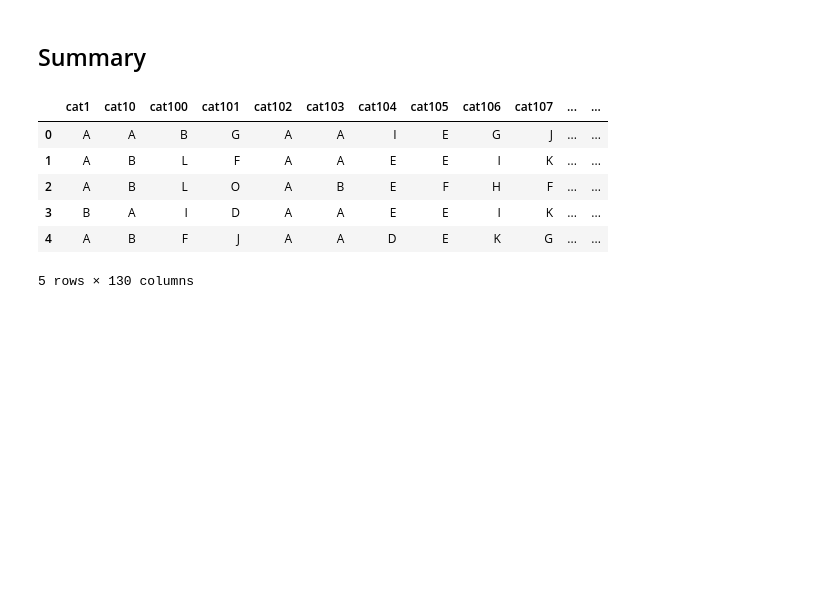
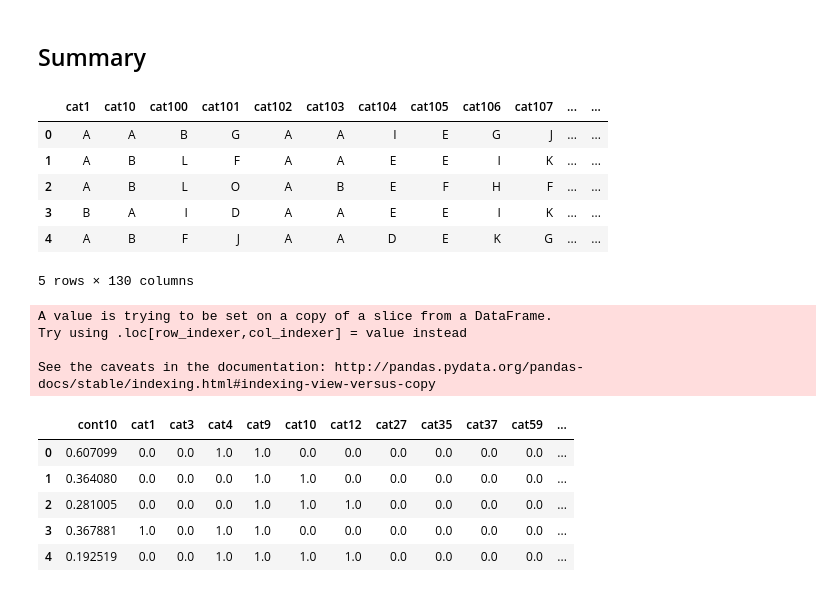
Before and after one commit to ewillmot/kaggle-allstate, a Jupyter notebook: notebooks/20161104_KEW_modelcombos.ipynb, the cells around one changed output. Saved outputs shown, nothing was run; the diff lists cells and outputs as text; code cells hidden in the pictures; blank space fills up the shorter version.

```diff
--- a/notebooks/20161104_KEW_modelcombos.ipynb
+++ b/notebooks/20161104_KEW_modelcombos.ipynb
@@ -64,3 +64,23 @@ def convert_strings(pdseries):
 for col in full.columns:
     if 'cat' in col:
         full.loc[:,col]=convert_strings(full.loc[:,col])
+# %%
+important = list(["cont10","cat1","cat3","cat4","cat9",
+                  "cat10","cat12","cat27","cat35","cat37",
+                  "cat59","cat66","cat69","cat71","cat79",
+                  "cat80","cat81","cat83"])
+
+keepdf = full[important]
+keepdf['cont10']=np.log1p(keepdf['cont10'])
+keepdf.head()
+# %% [output]
+A value is trying to be set on a copy of a slice from a DataFrame.
+Try using .loc[row_indexer,col_indexer] = value instead
+
+See the caveats in the documentation: http://pandas.pydata.org/pandas-docs/stable/indexing.html#indexing-view-versus-copy
+|  | cont10 | cat1 | cat3 | cat4 | cat9 | cat10 | cat12 | cat27 | cat35 | cat37 | cat59 | ... |
+| 0 | 0.607099 | 0.0 | 0.0 | 1.0 | 1.0 | 0.0 | 0.0 | 0.0 | 0.0 | 0.0 | 0.0 | ... |
+| 1 | 0.364080 | 0.0 | 0.0 | 0.0 | 1.0 | 1.0 | 0.0 | 0.0 | 0.0 | 0.0 | 0.0 | ... |
+| 2 | 0.281005 | 0.0 | 0.0 | 0.0 | 1.0 | 1.0 | 1.0 | 0.0 | 0.0 | 0.0 | 0.0 | ... |
+| 3 | 0.367881 | 1.0 | 0.0 | 1.0 | 1.0 | 0.0 | 0.0 | 0.0 | 0.0 | 0.0 | 0.0 | ... |
+| 4 | 0.192519 | 0.0 | 0.0 | 1.0 | 1.0 | 1.0 | 1.0 | 0.0 | 0.0 | 0.0 | 0.0 | ... |
```
Also changed, not shown: parts of 5 cells of this notebook.
